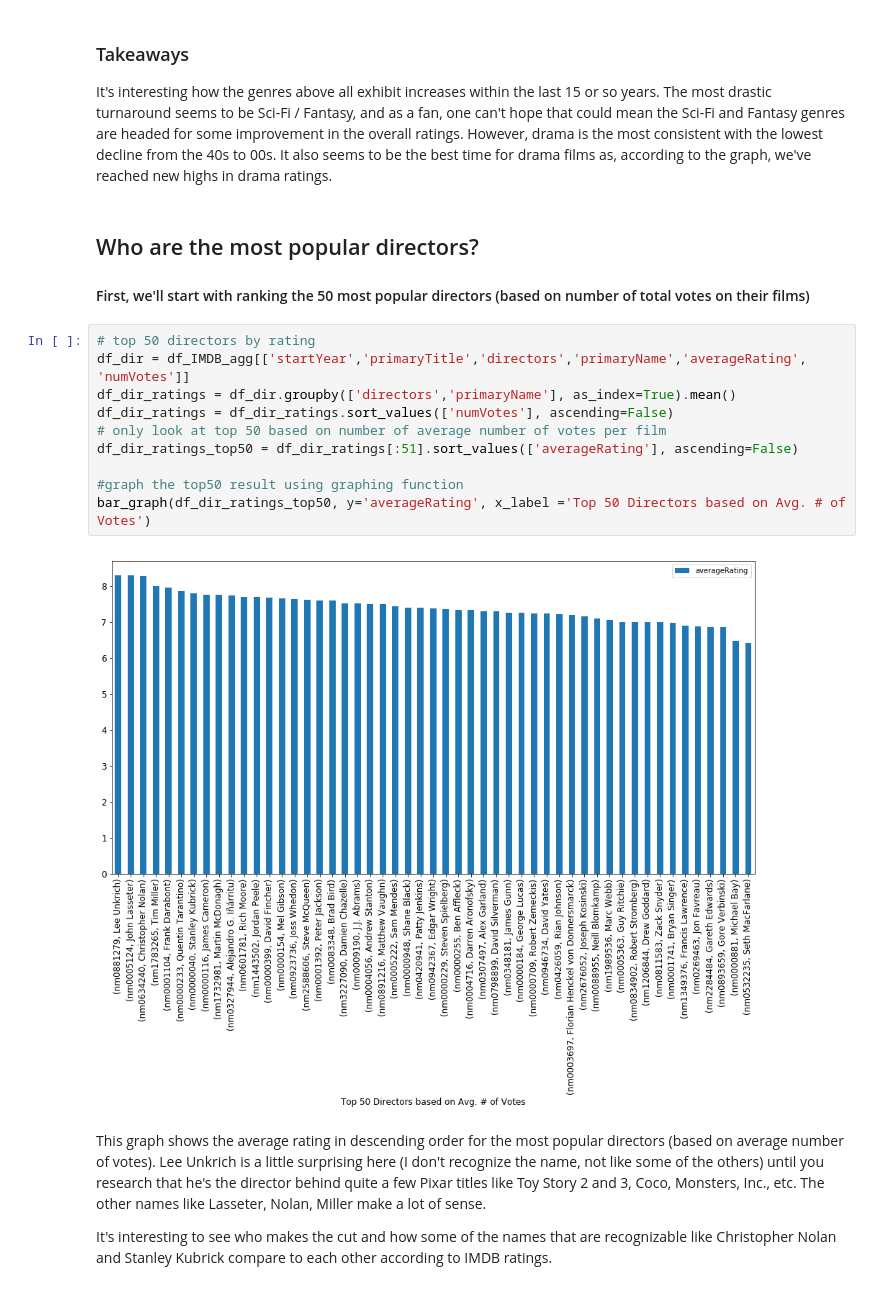
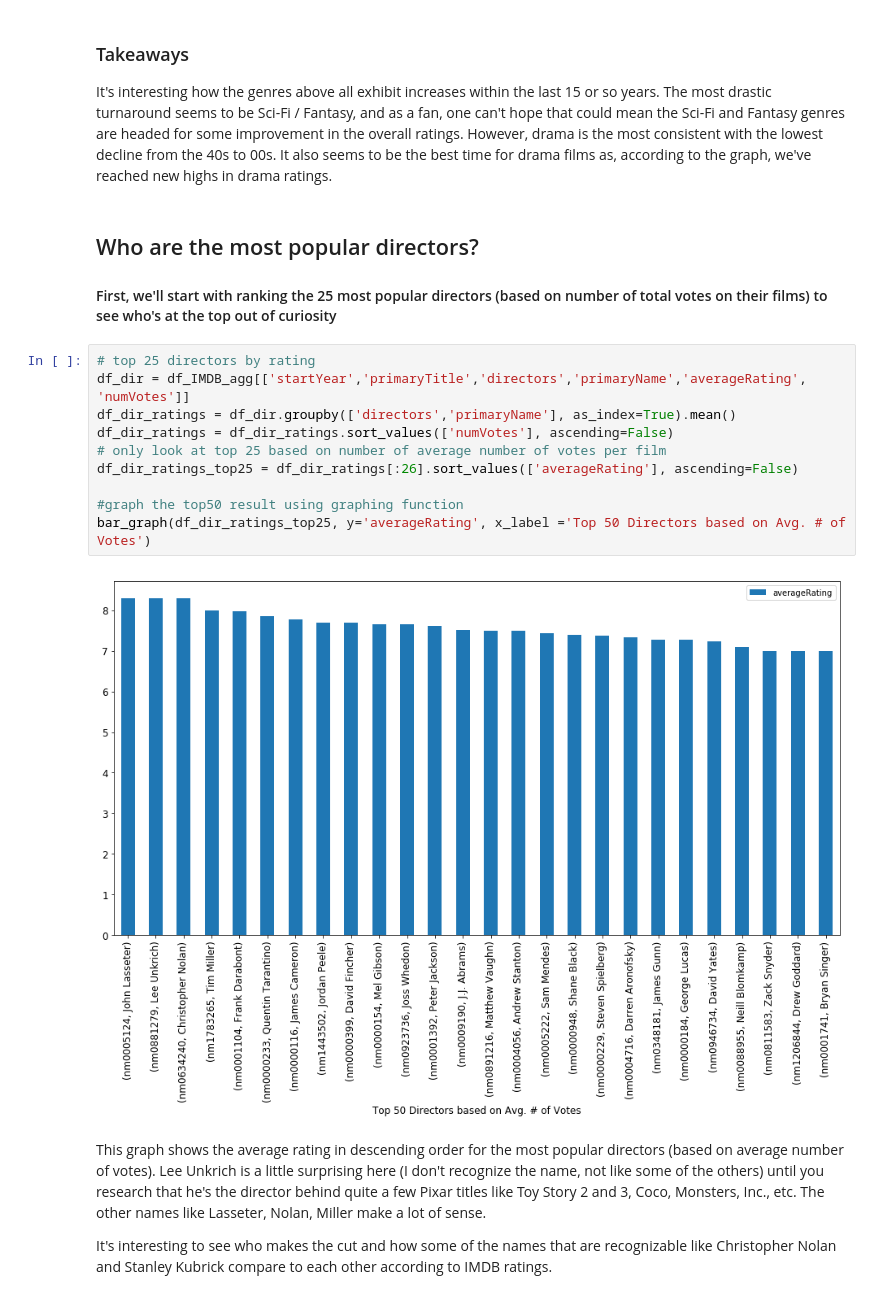
Before and after one commit to kylemcorliss/Thinkful, a Jupyter notebook: Fundamentals_Capstone/Capstone_IMDB_ratings.ipynb, the cells around one changed output. Drawn from its saved outputs; the diff is of its cells as text.

```diff
--- a/Fundamentals_Capstone/Capstone_IMDB_ratings.ipynb
+++ b/Fundamentals_Capstone/Capstone_IMDB_ratings.ipynb
@@ -266,19 +316,19 @@ plt.show()
 It's interesting how the genres above all exhibit increases within the last 15 or so years. The most drastic turnaround seems to be Sci-Fi / Fantasy, and as a fan, one can't hope that could mean the Sci-Fi and Fantasy genres are headed for some improvement in the overall ratings. However, drama is the most consistent with the lowest decline from the 40s to 00s.  It also seems to be the best time for drama films as, according to the graph, we've reached new highs in drama ratings.
 # %% [markdown]
 ## Who are the most popular directors?
-#### First, we'll start with ranking the 50 most popular directors (based on number of total votes on their films)
+#### First, we'll start with ranking the 25 most popular directors (based on number of total votes on their films) to see who's at the top out of curiosity
 # %%
-# top 50 directors by rating
+# top 25 directors by rating
 df_dir = df_IMDB_agg[['startYear','primaryTitle','directors','primaryName','averageRating', 'numVotes']]
 df_dir_ratings = df_dir.groupby(['directors','primaryName'], as_index=True).mean()
 df_dir_ratings = df_dir_ratings.sort_values(['numVotes'], ascending=False)
-# only look at top 50 based on number of average number of votes per film
-df_dir_ratings_top50 = df_dir_ratings[:51].sort_values(['averageRating'], ascending=False)
+# only look at top 25 based on number of average number of votes per film
+df_dir_ratings_top25 = df_dir_ratings[:26].sort_values(['averageRating'], ascending=False)
 
 #graph the top50 result using graphing function
-bar_graph(df_dir_ratings_top50, y='averageRating', x_label ='Top 50 Directors based on Avg. # of Votes')
+bar_graph(df_dir_ratings_top25, y='averageRating', x_label ='Top 50 Directors based on Avg. # of Votes')
 # %% [output]
-[figure, old version]
+[figure, new version]
 # %% [markdown]
 This graph shows the average rating in descending order for the most popular directors (based on average number of votes). Lee Unkrich is a little surprising here (I don't recognize the name, not like some of the others) until you research that he's the director behind quite a few Pixar titles like Toy Story 2 and 3, Coco, Monsters, Inc., etc. The other names like Lasseter, Nolan, Miller make a lot of sense.
 
```
Also changed, not shown: parts of 16 cells of this notebook.
